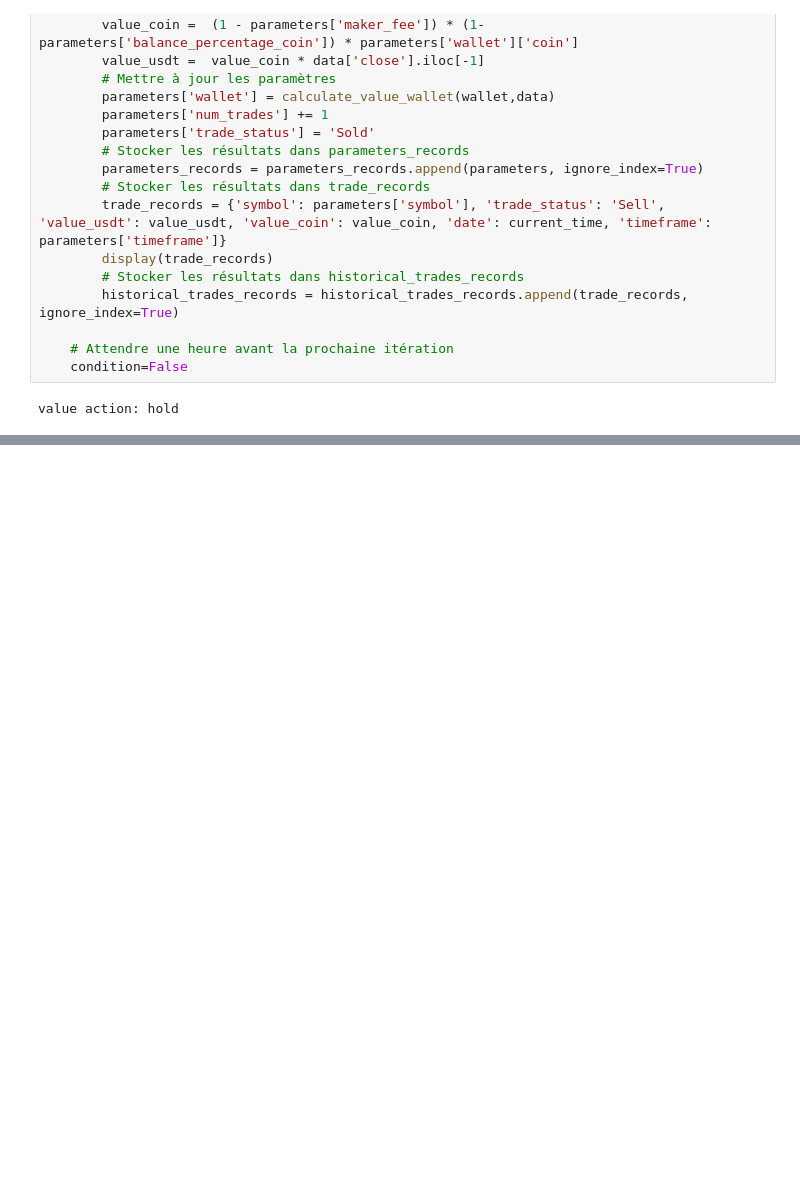
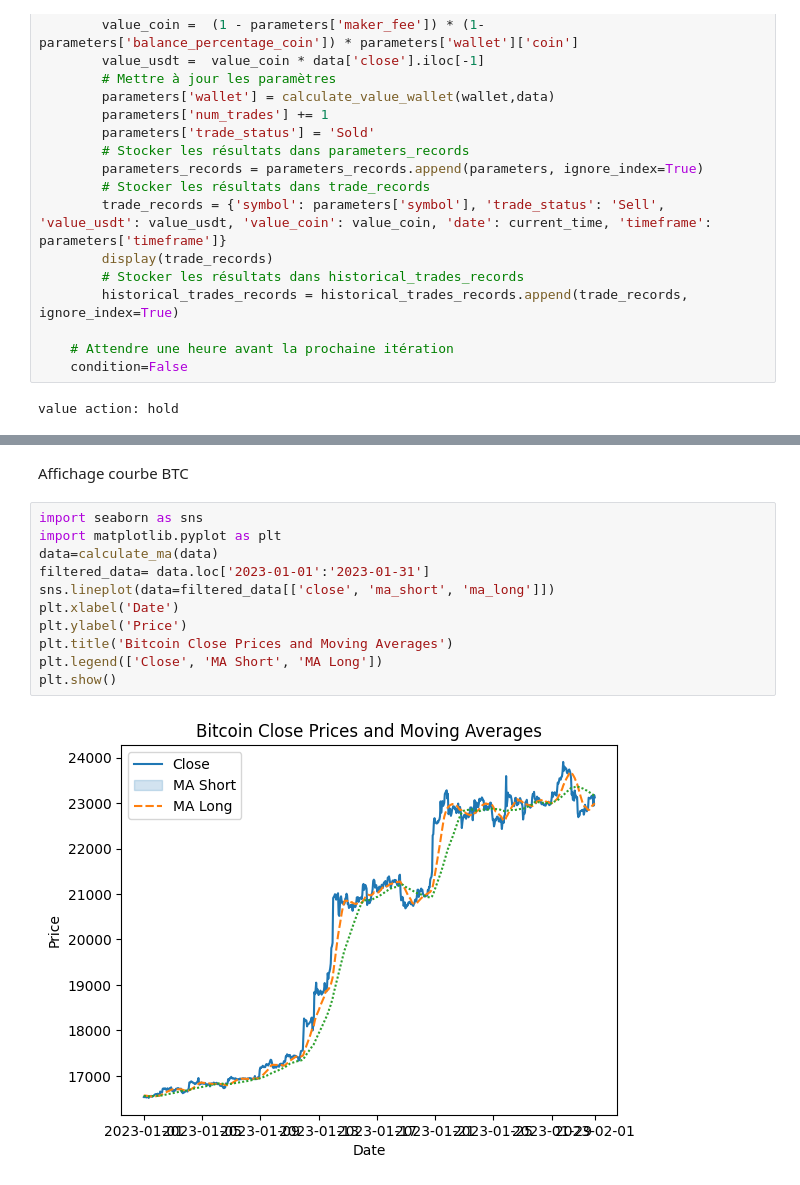
Before and after one commit to hadenai/Cryptobot, a Jupyter notebook: Livetrading/trading_operator_playground.ipynb, the cells around one changed output, grey strips where cells are left out. Saved outputs shown, nothing was run; the diff lists cells and outputs as text; blank space fills up the shorter version.

```diff
--- a/Livetrading/trading_operator_playground.ipynb
+++ b/Livetrading/trading_operator_playground.ipynb
@@ -138,0 +523,15 @@ parameters_records
+# %% [markdown]
+Affichage courbe BTC
+# %%
+import seaborn as sns
+import matplotlib.pyplot as plt
+data=calculate_ma(data)
+filtered_data= data.loc['2023-01-01':'2023-01-31']
+sns.lineplot(data=filtered_data[['close', 'ma_short', 'ma_long']])
+plt.xlabel('Date')
+plt.ylabel('Price')
+plt.title('Bitcoin Close Prices and Moving Averages')
+plt.legend(['Close', 'MA Short', 'MA Long'])
+plt.show()
+# %% [output]
+[figure, added]
```
Also changed, not shown: parts of 11 cells of this notebook, 2 other files.
